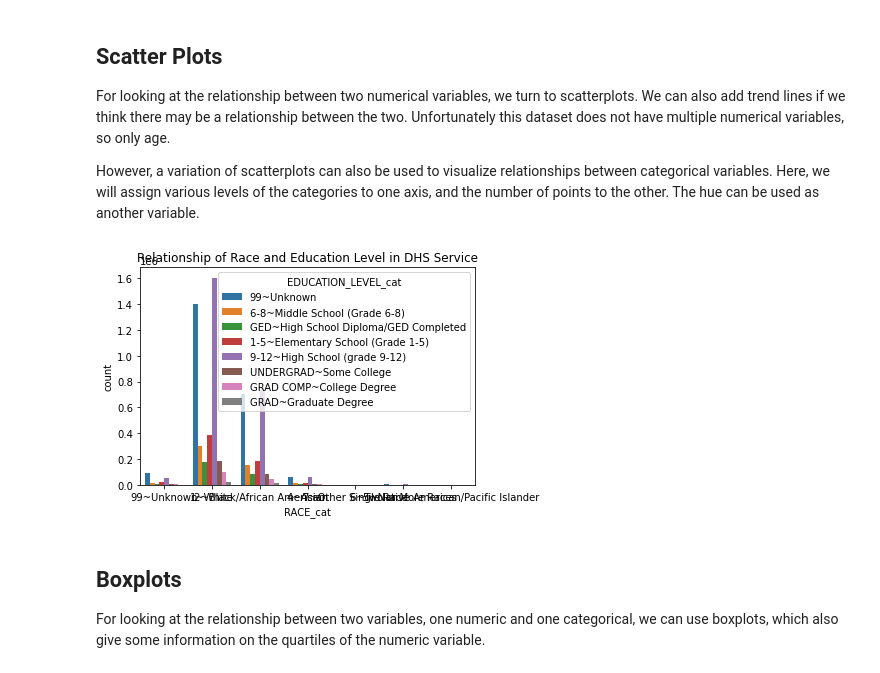
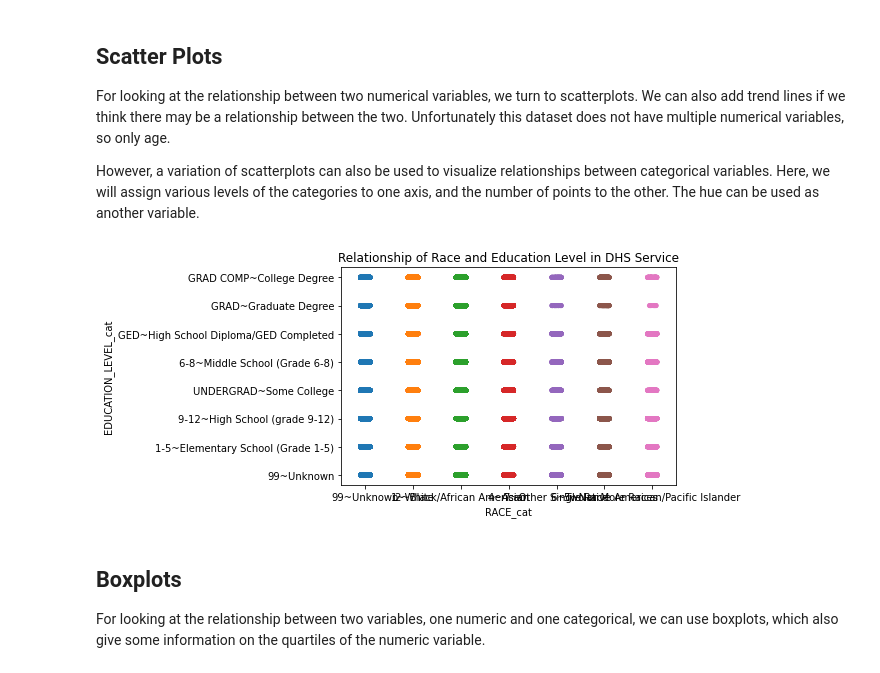
Before and after one commit to EVAnalysisCorp/topicsindatascience, a Jupyter notebook: sample_code/NB02_Plotting.ipynb, the cells around one changed output. Cells and saved outputs as stored; diff of their text form; code cells hidden in the pictures.

```diff
--- a/sample_code/NB02_Plotting.ipynb
+++ b/sample_code/NB02_Plotting.ipynb
@@ -33,12 +41,12 @@ However, a variation of scatterplots can also be used to visualize relationships
 # %%
 #making a seaborn countplot with x as RACE as x axis and EDUCATION_LEVEL as hue axis
 import seaborn as sns
 
-sns.countplot(data = df, x = "RACE_cat", hue = "EDUCATION_LEVEL_cat")
+sns.stripplot(data = df, x = "RACE_cat", y = "EDUCATION_LEVEL_cat")
 plt.title("Relationship of Race and Education Level in DHS Service")
 plt.show()
 # %% [output]
-[figure, old version]
+[figure, new version]
 # %% [markdown]
 ## Boxplots
 For looking at the relationship between two variables, one numeric and one categorical, we can use boxplots, which also give some information on the quartiles of the numeric variable.
```
Also changed, not shown: parts of 1 cell of this notebook, 1 other file.
